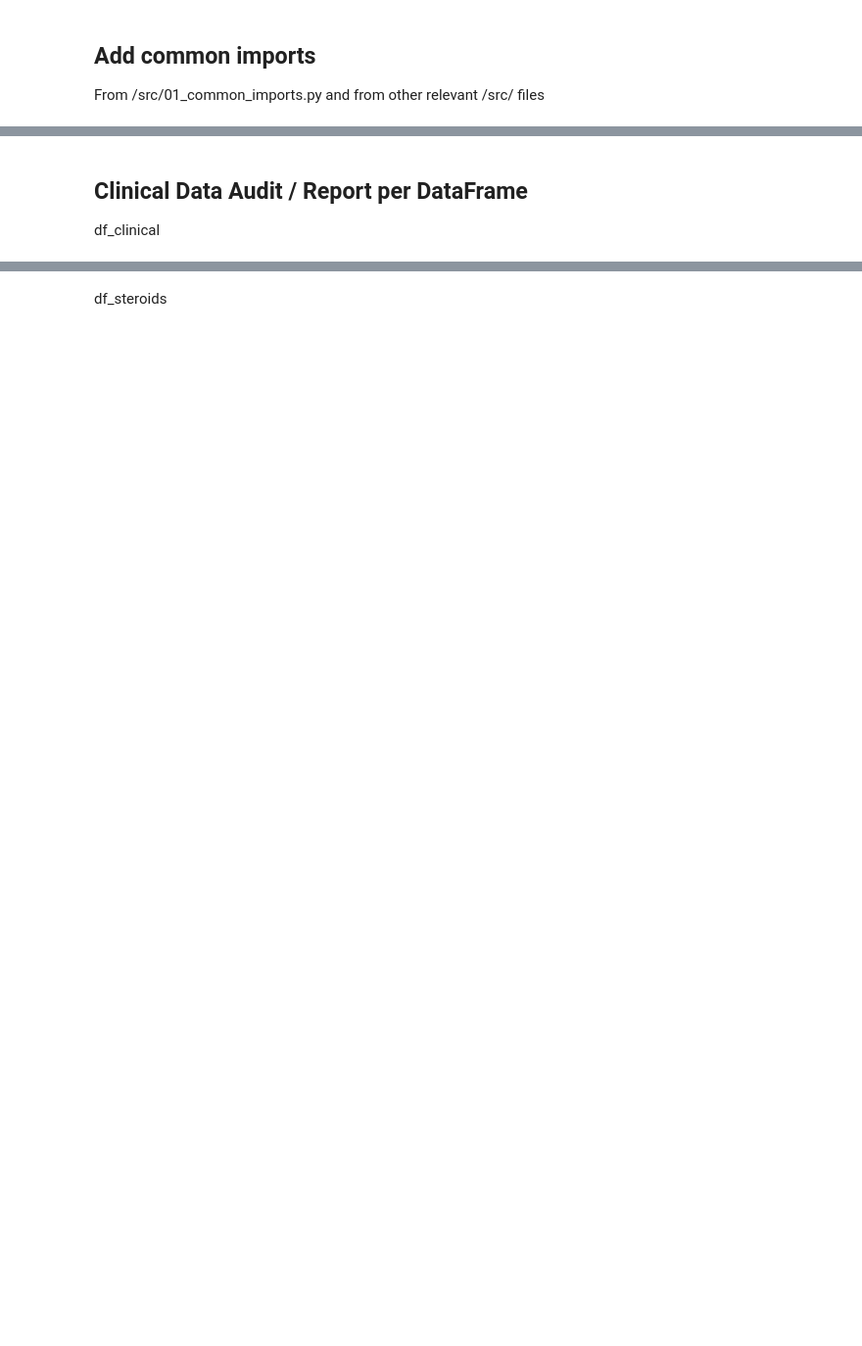
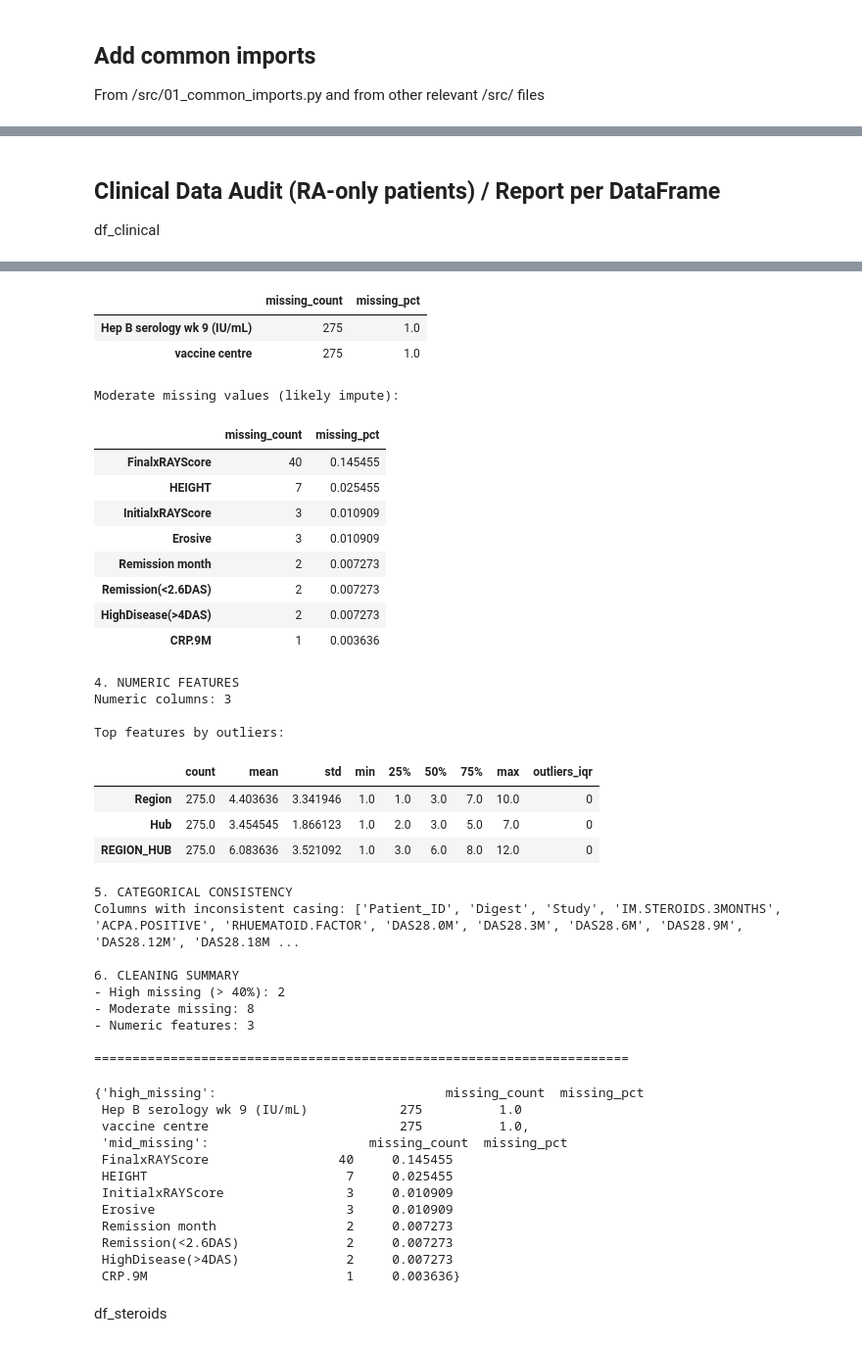
Before and after one commit to Roman0-5/RA-Map-EDA, a Jupyter notebook: notebooks/02_clinical_preprocessing.ipynb, the cells around one changed output, grey strips where cells are left out. Shown at 98% size. Drawn from its saved outputs; the diff is of its cells as text; code cells hidden in the pictures; blank space fills up the shorter version.

```diff
--- a/notebooks/02_clinical_preprocessing.ipynb
+++ b/notebooks/02_clinical_preprocessing.ipynb
@@ -24,0 +41,3 @@ data = load_all_sheets()
+# %%
+df_clinical_ra_only = filter_ra_cohort(df_clinical)
+df_clinical_ra_only["Study"].value_counts()
@@ -25,6 +53,6 @@ data = load_all_sheets()
 # %% [markdown]
-## Clinical Data Audit / Report per DataFrame
+## Clinical Data Audit (RA-only patients) / Report per DataFrame
 df_clinical
 # %%
-df_clinical = data["df_clinical"]
-data_audit(df_clinical, name="clinical dataset")
+clinical_data_audit(df_clinical_ra_only, name="dataset")
+# %% [output]
@@ -31,3 +72,45 @@ data_audit(df_clinical, name="clinical dataset")
+|  | missing_count | missing_pct |
+| Hep B serology wk 9 (IU/mL) | 275 | 1.0 |
+| vaccine centre | 275 | 1.0 |
+Moderate missing values (likely impute):
+|  | missing_count | missing_pct |
+| FinalxRAYScore | 40 | 0.145455 |
+| HEIGHT | 7 | 0.025455 |
+| InitialxRAYScore | 3 | 0.010909 |
+| Erosive | 3 | 0.010909 |
+| Remission month | 2 | 0.007273 |
+| Remission(<2.6DAS) | 2 | 0.007273 |
+| HighDisease(>4DAS) | 2 | 0.007273 |
+| CRP.9M | 1 | 0.003636 |
+4. NUMERIC FEATURES
+Numeric columns: 3
+
+Top features by outliers:
+|  | count | mean | std | min | 25% | 50% | 75% | max | outliers_iqr |
+| Region | 275.0 | 4.403636 | 3.341946 | 1.0 | 1.0 | 3.0 | 7.0 | 10.0 | 0 |
+| Hub | 275.0 | 3.454545 | 1.866123 | 1.0 | 2.0 | 3.0 | 5.0 | 7.0 | 0 |
+| REGION_HUB | 275.0 | 6.083636 | 3.521092 | 1.0 | 3.0 | 6.0 | 8.0 | 12.0 | 0 |
+5. CATEGORICAL CONSISTENCY
+Columns with inconsistent casing: ['Patient_ID', 'Digest', 'Study', 'IM.STEROIDS.3MONTHS', 'ACPA.POSITIVE', 'RHUEMATOID.FACTOR', 'DAS28.0M', 'DAS28.3M', 'DAS28.6M', 'DAS28.9M', 'DAS28.12M', 'DAS28.18M ...
+
+6. CLEANING SUMMARY
+- High missing (> 40%): 2
+- Moderate missing: 8
+- Numeric features: 3
+
+======================================================================
+{'high_missing':                              missing_count  missing_pct
+ Hep B serology wk 9 (IU/mL)            275          1.0
+ vaccine centre                         275          1.0,
+ 'mid_missing':                     missing_count  missing_pct
+ FinalxRAYScore                 40     0.145455
+ HEIGHT                          7     0.025455
+ InitialxRAYScore                3     0.010909
+ Erosive                         3     0.010909
+ Remission month                 2     0.007273
+ Remission(<2.6DAS)              2     0.007273
+ HighDisease(>4DAS)              2     0.007273
+ CRP.9M                          1     0.003636}
 # %% [markdown]
 df_steroids
 # %%
```
Also changed, not shown: parts of 25 cells of this notebook, 3 other files.
